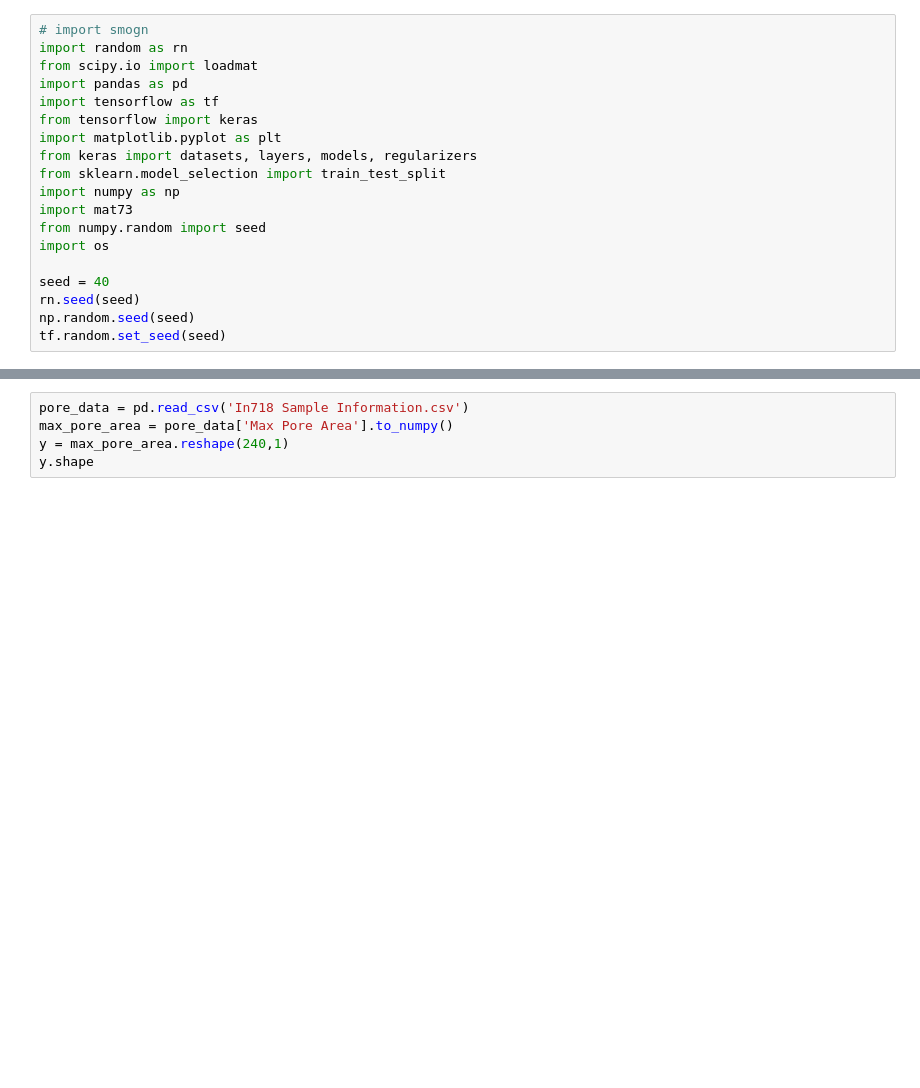
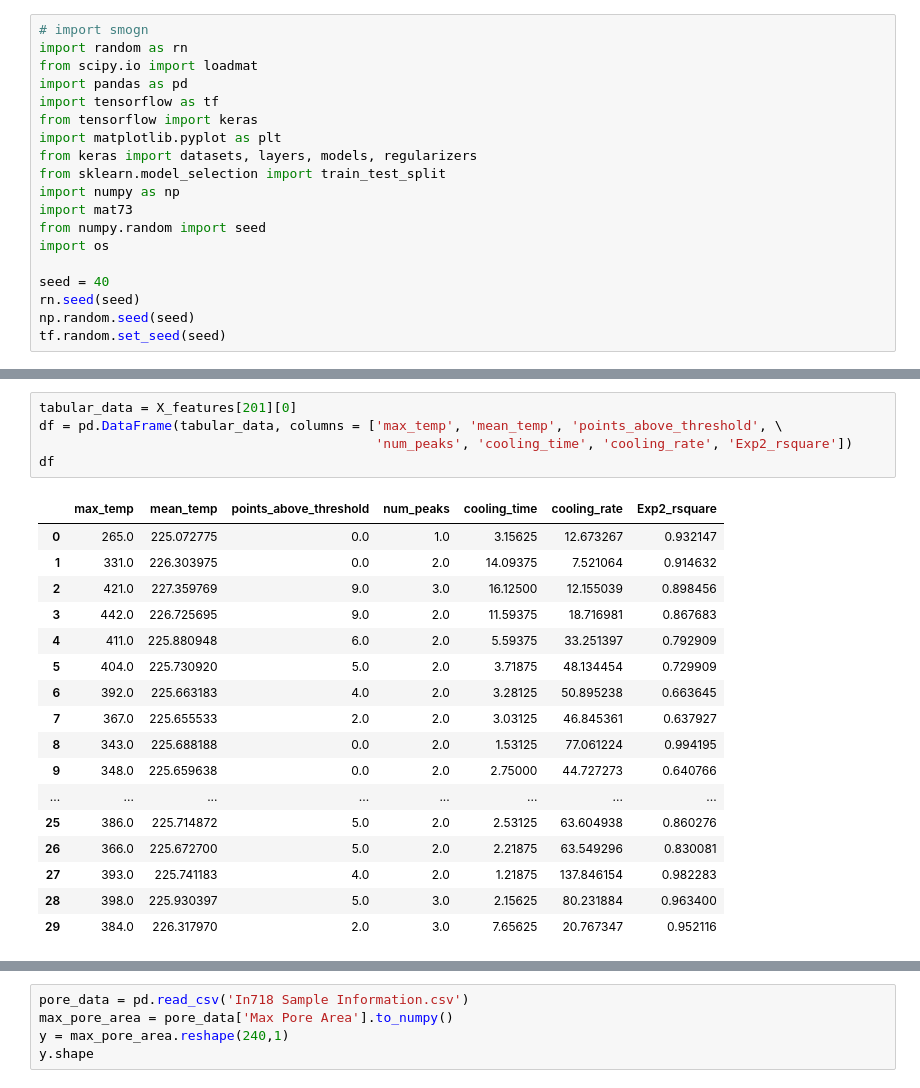
Before and after one commit to nazmulhasan202/WIP_NoteBooks, a Jupyter notebook: Classification of Porosity Level.ipynb, the cells around one changed output, grey strips where cells are left out. Drawn from its saved outputs; the diff is of its cells as text; blank space fills up the shorter version.

```diff
--- a/Classification of Porosity Level.ipynb
+++ b/Classification of Porosity Level.ipynb
@@ -41 +58,24 @@ dict_keys(['X_train_python_features_collection'])
+# %%
+tabular_data = X_features[201][0]
+df = pd.DataFrame(tabular_data, columns = ['max_temp', 'mean_temp', 'points_above_threshold', \
+                                           'num_peaks', 'cooling_time', 'cooling_rate', 'Exp2_rsquare'])
+df
+# %% [output]
+|  | max_temp | mean_temp | points_above_threshold | num_peaks | cooling_time | cooling_rate | Exp2_rsquare |
+| 0 | 265.0 | 225.072775 | 0.0 | 1.0 | 3.15625 | 12.673267 | 0.932147 |
+| 1 | 331.0 | 226.303975 | 0.0 | 2.0 | 14.09375 | 7.521064 | 0.914632 |
+| 2 | 421.0 | 227.359769 | 9.0 | 3.0 | 16.12500 | 12.155039 | 0.898456 |
+| 3 | 442.0 | 226.725695 | 9.0 | 2.0 | 11.59375 | 18.716981 | 0.867683 |
+| 4 | 411.0 | 225.880948 | 6.0 | 2.0 | 5.59375 | 33.251397 | 0.792909 |
+| 5 | 404.0 | 225.730920 | 5.0 | 2.0 | 3.71875 | 48.134454 | 0.729909 |
+| 6 | 392.0 | 225.663183 | 4.0 | 2.0 | 3.28125 | 50.895238 | 0.663645 |
+| 7 | 367.0 | 225.655533 | 2.0 | 2.0 | 3.03125 | 46.845361 | 0.637927 |
+| 8 | 343.0 | 225.688188 | 0.0 | 2.0 | 1.53125 | 77.061224 | 0.994195 |
+| 9 | 348.0 | 225.659638 | 0.0 | 2.0 | 2.75000 | 44.727273 | 0.640766 |
+| ... | ... | ... | ... | ... | ... | ... | ... |
+| 25 | 386.0 | 225.714872 | 5.0 | 2.0 | 2.53125 | 63.604938 | 0.860276 |
+| 26 | 366.0 | 225.672700 | 5.0 | 2.0 | 2.21875 | 63.549296 | 0.830081 |
+| 27 | 393.0 | 225.741183 | 4.0 | 2.0 | 1.21875 | 137.846154 | 0.982283 |
+| 28 | 398.0 | 225.930397 | 5.0 | 3.0 | 2.15625 | 80.231884 | 0.963400 |
+| 29 | 384.0 | 226.317970 | 2.0 | 3.0 | 7.65625 | 20.767347 | 0.952116 |
 # %%
```
Also changed, not shown: parts of 29 cells of this notebook, 5 other files.
